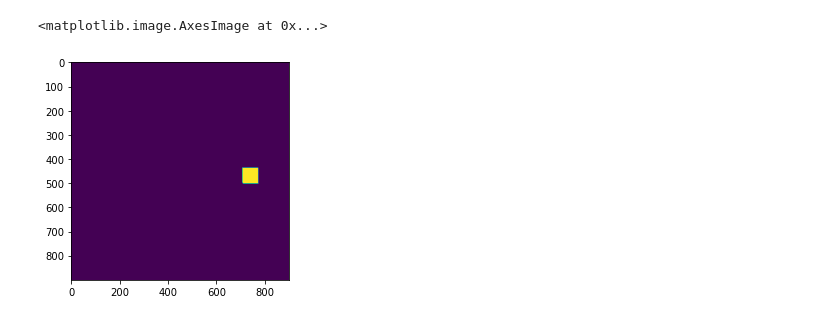
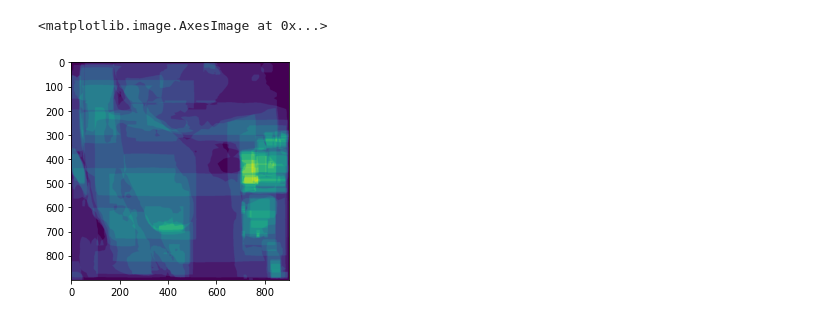
Before and after one commit to HariniSureshS/solarpanel, a Jupyter notebook: post-processing/decode_coco_segmentation_masks.ipynb, the cells around one changed output. Saved outputs shown, nothing was run; the diff lists cells and outputs as text; code cells hidden in the pictures.

Commit message:
Mege all segmentations & fix bugs

```diff
--- a/post-processing/decode_coco_segmentation_masks.ipynb
+++ b/post-processing/decode_coco_segmentation_masks.ipynb
@@ -6,7 +8,9 @@ import os
 # %%
-def decode_masks(coco_json_file):
+def decode_coco_segments(coco_json_file):
     '''Takes coco json file dir with dictionary of segmentations
-     Returns list of binary masks for each segmentation'''
+     decode the counts, merge then, and
+     Returns the predicted binary mask'''
+
     ## Read and parse our json file
     with open(json_dir, 'r') as my_file:
         data = my_file.readlines()
@@ -14,20 +18,23 @@ def decode_masks(coco_json_file):
     obj = json.loads(data[0])
 
     ## iterate and decode segmentations
-    binary_masks = []
+    binary_mask = np.zeros(obj[0]['segmentation']['size'])
+
     for i in range(len(obj)):
         seg_dict = {}
         seg_dict = {'size': obj[i]['segmentation']['size'], 'counts' : obj[i]['segmentation']['counts']}
-        mask = mask_util.decode(seg_dict)[:, :]
-        binary_masks.append(mask)
 
-        return binary_masks
+        poly = mask_util.decode(seg_dict)[:, :]
+        binary_mask +=  poly
+
+    return binary_mask
 # %%
 # Test our function
 json_dir = 'D:/coco_instances_results.json'
-masks = decode_masks(json_dir)
+
+mask = decode_coco_segments(json_dir)
 # %%
-plt.imshow(masks[0])
+plt.imshow(mask)
 # %% [output]
 <matplotlib.image.AxesImage at 0x...>
-[figure, old version]
+[figure, new version]
```
Also changed, not shown: parts of 1 cell of this notebook.
